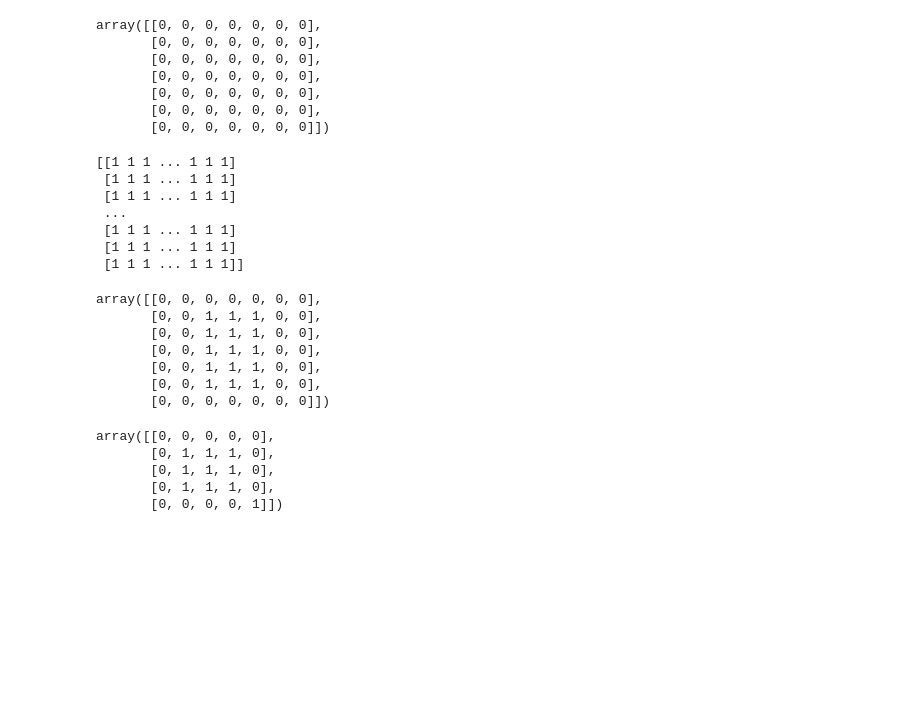
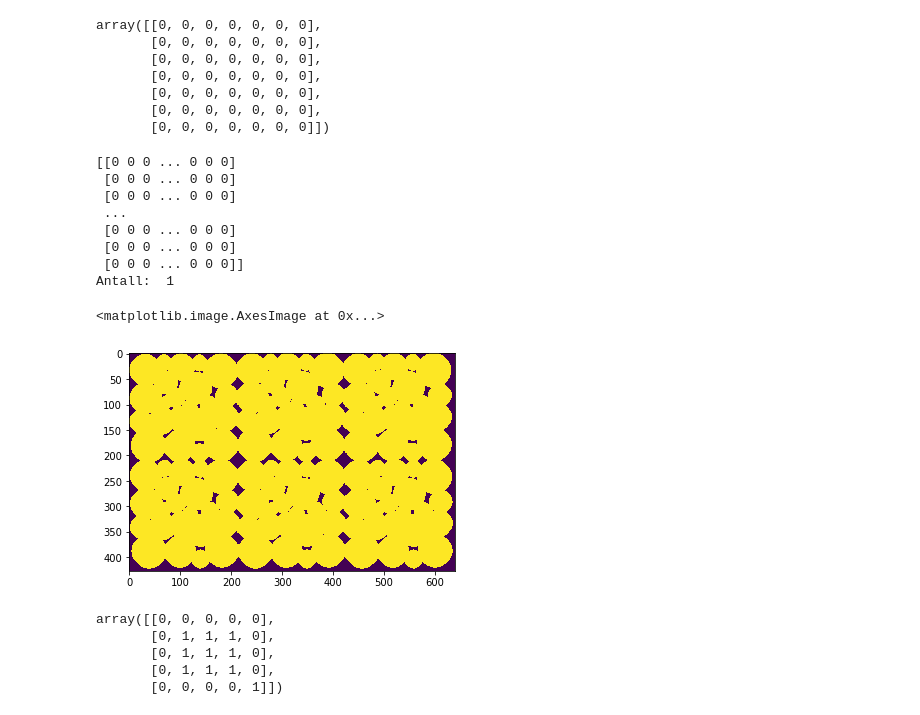
Before and after one commit to bako1/IMT3881, a Jupyter notebook: 09_bildebehandling/Arbeidskrav_09.ipynb, the cells around one changed output. Saved outputs shown, nothing was run; the diff lists cells and outputs as text; code cells hidden in the pictures; blank space fills up the shorter version.

```diff
--- a/09_bildebehandling/Arbeidskrav_09.ipynb
+++ b/09_bildebehandling/Arbeidskrav_09.ipynb
@@ -90,25 +102,26 @@ array([[0, 0, 0, 0, 0, 0, 0],
        [0, 0, 0, 0, 0, 0, 0],
        [0, 0, 0, 0, 0, 0, 0]])
 # %%
-binary_dil=ndimage.binary_dilation(binary).astype(kernal.dtype)
-b_d=ndimage.binary_dilation(binary).astype(kernal.dtype)
+binary_dil=ndimage.binary_dilation(binary,iterations=5).astype(kernal.dtype)
+b_d=ndimage.binary_dilation(binary,iterations=5).astype(kernal.dtype)
 print(binary_dil)
 b_d
+plt.imshow(binary_dil)
+
+label_im, nb_labels = ndimage.label(binary_dil)
+print('Antall: ',nb_labels)
+plt.imshow(label_im)
 # %% [output]
-[[1 1 1 ... 1 1 1]
- [1 1 1 ... 1 1 1]
- [1 1 1 ... 1 1 1]
+[[0 0 0 ... 0 0 0]
+ [0 0 0 ... 0 0 0]
+ [0 0 0 ... 0 0 0]
  ...
- [1 1 1 ... 1 1 1]
- [1 1 1 ... 1 1 1]
- [1 1 1 ... 1 1 1]]
+ [0 0 0 ... 0 0 0]
+ [0 0 0 ... 0 0 0]
+ [0 0 0 ... 0 0 0]]
+Antall:  1
-array([[0, 0, 0, 0, 0, 0, 0],
-       [0, 0, 1, 1, 1, 0, 0],
-       [0, 0, 1, 1, 1, 0, 0],
-       [0, 0, 1, 1, 1, 0, 0],
-       [0, 0, 1, 1, 1, 0, 0],
-       [0, 0, 1, 1, 1, 0, 0],
-       [0, 0, 0, 0, 0, 0, 0]])
+<matplotlib.image.AxesImage at 0x...>
+[figure, added]
 # %%
 a = np.zeros((5,5), dtype=np.int)
 a[1:4, 1:4] = 1; a[4, 4] = 1
```
Also changed, not shown: parts of 3 cells of this notebook.
